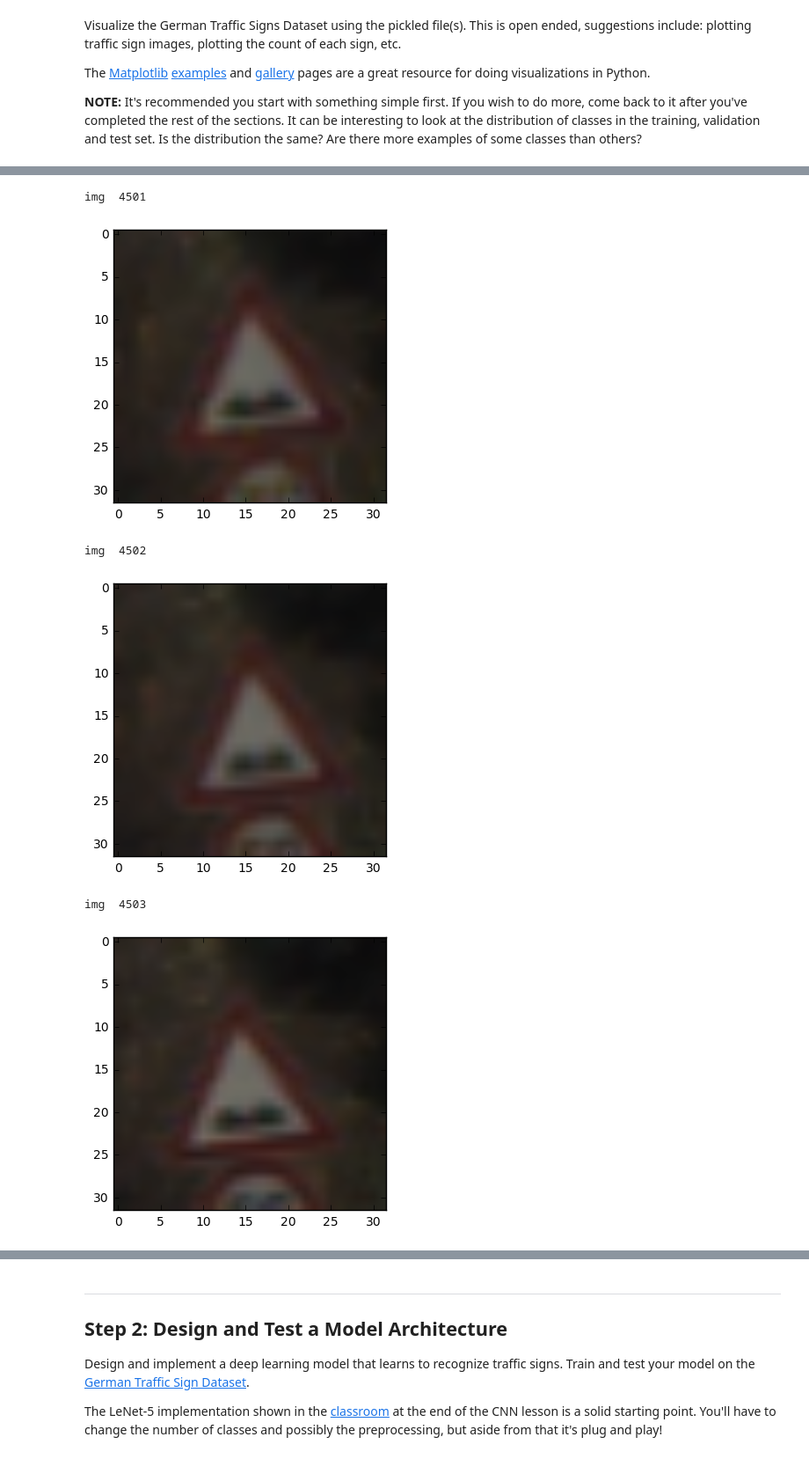
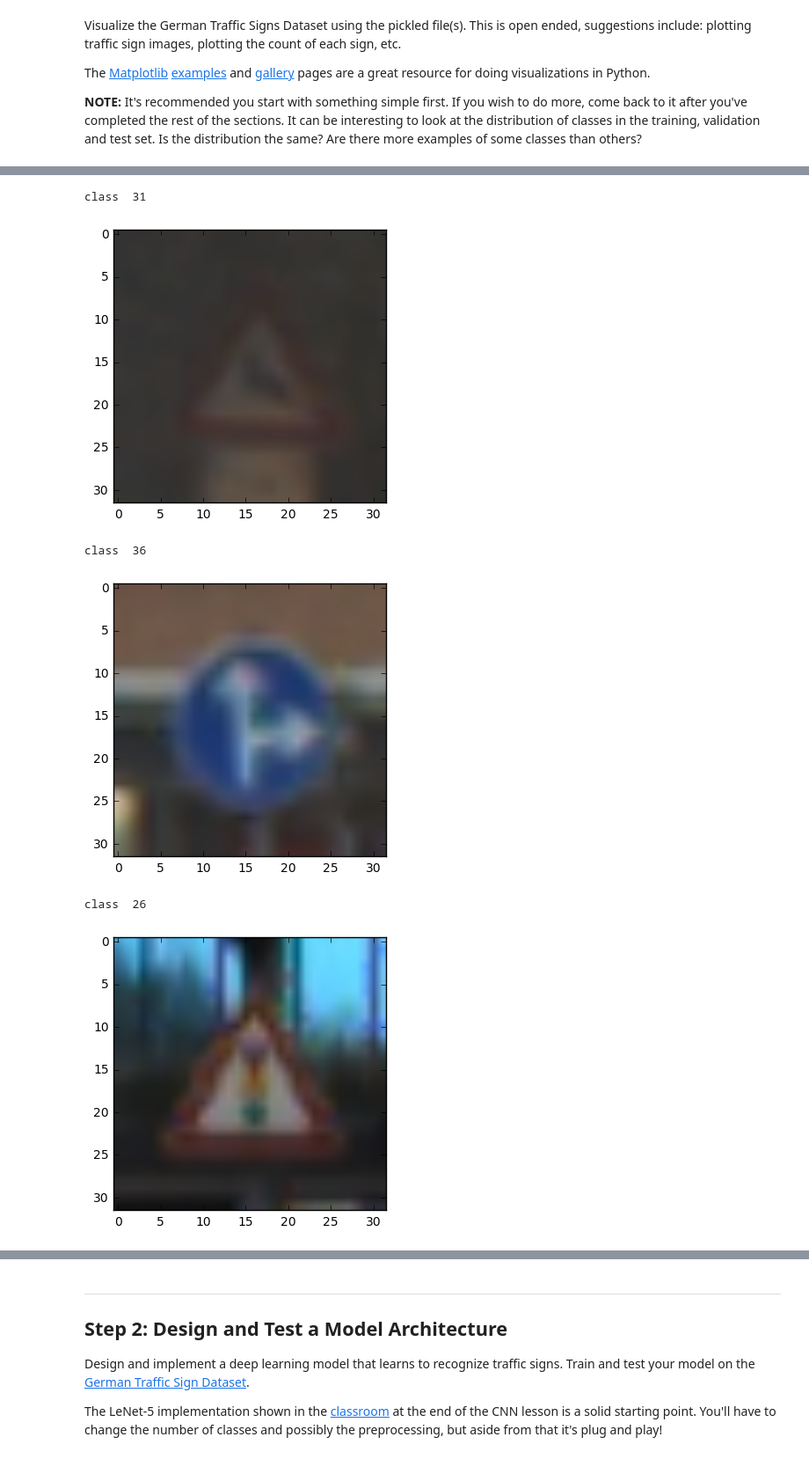
Before and after one commit to LYLeon/CarND-Traffic-Sign-Classifier-Project, a Jupyter notebook: Traffic_Sign_Classifier.ipynb, the cells around one changed output, grey strips where cells are left out. Shown at 88% size. Cells and saved outputs as stored; diff of their text form; code cells hidden in the pictures.

```diff
--- a/Traffic_Sign_Classifier.ipynb
+++ b/Traffic_Sign_Classifier.ipynb
@@ -97,7 +97,7 @@ import matplotlib.pyplot as plt
 # Visualizations will be shown in the notebook.
 %matplotlib inline
 
-img_indx = [9, 22] # put in any imag class we want to see.
+img_indx = list(range(1,43,1)) # put in any imag class we want to see.
 def find_imgs(img_indx, num_of_imgs = 1):
     imgs_printed = {}
     for i in range(len(y_train)):
@@ -105,11 +105,10 @@ def find_imgs(img_indx, num_of_imgs = 1):
             if idx == y_train[i]:
                 if idx not in imgs_printed:
                     imgs_printed[idx] = 0
-                imgs_printed[idx] += 1
-                if imgs_printed[idx] <= 5:
-                    print('img ', i)
+                    print('class ', idx)
                     plt.imshow(X_train[i])
                     plt.show()
+
 #         print(imgs_printed['idx'])
 
 find_imgs(img_indx)
@@ -119,6 +118,6 @@ img  4500
-img  4501
+class  31
-[figure, old version]
+[figure, new version]
-img  4502
+class  36
-[figure, old version]
+[figure, new version]
-img  4503
+class  26
-[figure, old version]
+[figure, new version]
```
Also changed, not shown: parts of 5 cells of this notebook, 2 other files.
